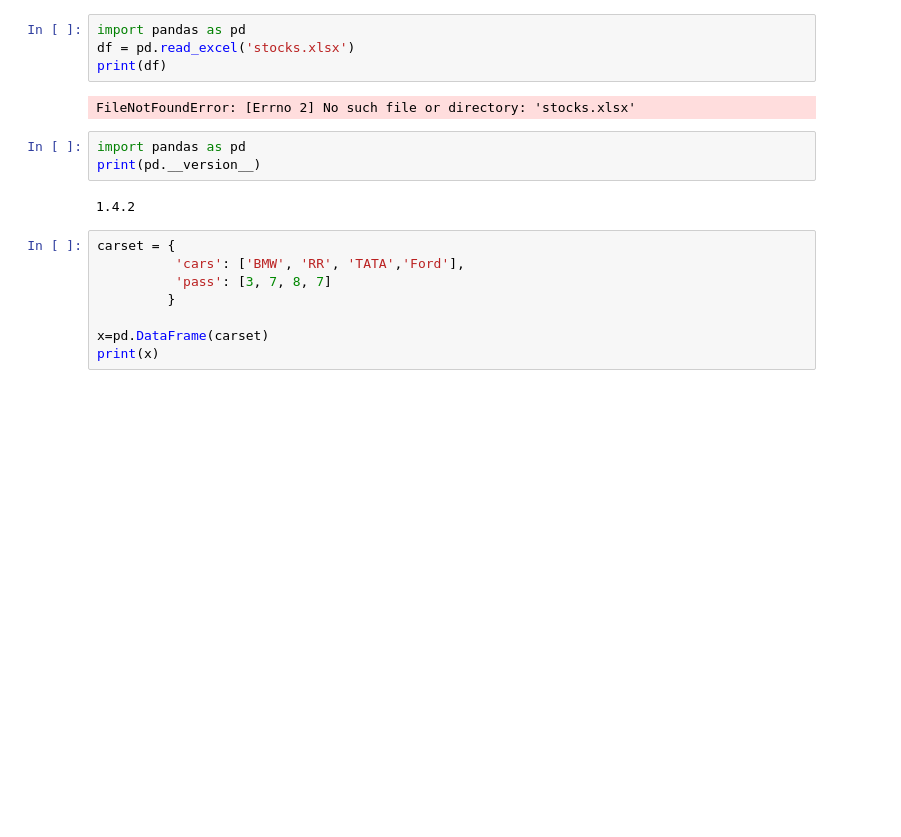
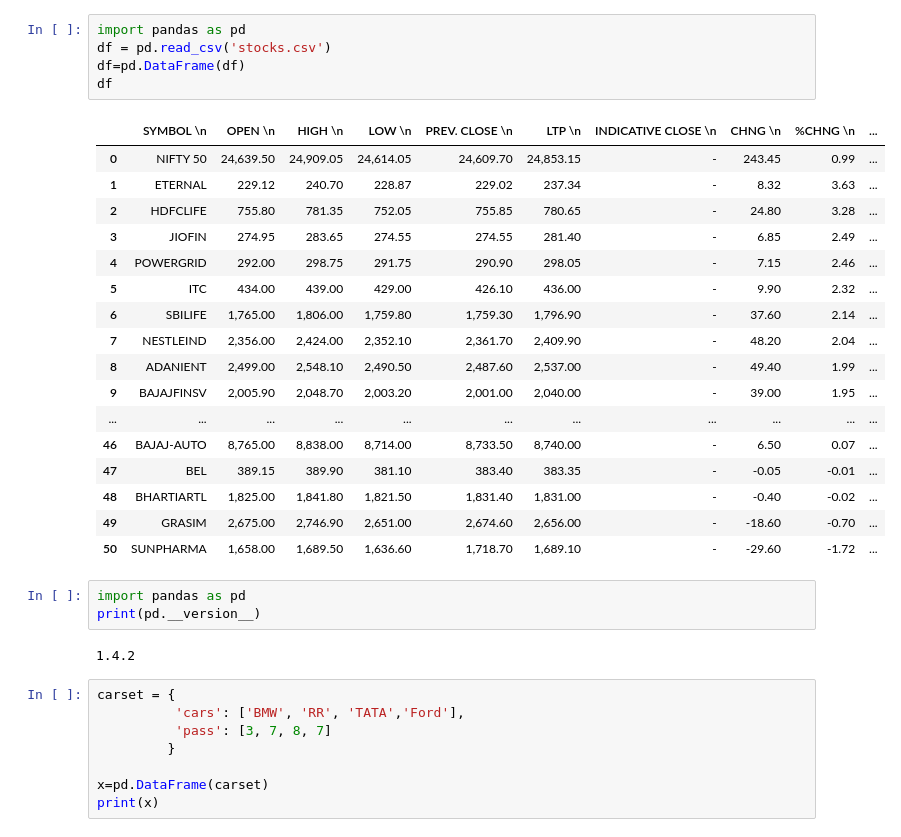
Before and after one commit to Rahulktalwar/Python-Programmes, a Jupyter notebook: Automation Testing PANDAS.ipynb, the cells around one changed output. Drawn from its saved outputs; the diff is of its cells as text; blank space fills up the shorter version.

```diff
--- a/Automation Testing PANDAS.ipynb
+++ b/Automation Testing PANDAS.ipynb
@@ -1,9 +1,26 @@
 # %%
 import pandas as pd
-df = pd.read_excel('stocks.xlsx')
-print(df)
+df = pd.read_csv('stocks.csv')
+df=pd.DataFrame(df)
+df
 # %% [output]
-FileNotFoundError: [Errno 2] No such file or directory: 'stocks.xlsx'
+|  | SYMBOL \n | OPEN \n | HIGH \n | LOW \n | PREV. CLOSE \n | LTP \n | INDICATIVE CLOSE \n | CHNG \n | %CHNG \n | ... |
+| 0 | NIFTY 50 | 24,639.50 | 24,909.05 | 24,614.05 | 24,609.70 | 24,853.15 | - | 243.45 | 0.99 | ... |
+| 1 | ETERNAL | 229.12 | 240.70 | 228.87 | 229.02 | 237.34 | - | 8.32 | 3.63 | ... |
+| 2 | HDFCLIFE | 755.80 | 781.35 | 752.05 | 755.85 | 780.65 | - | 24.80 | 3.28 | ... |
+| 3 | JIOFIN | 274.95 | 283.65 | 274.55 | 274.55 | 281.40 | - | 6.85 | 2.49 | ... |
+| 4 | POWERGRID | 292.00 | 298.75 | 291.75 | 290.90 | 298.05 | - | 7.15 | 2.46 | ... |
+| 5 | ITC | 434.00 | 439.00 | 429.00 | 426.10 | 436.00 | - | 9.90 | 2.32 | ... |
+| 6 | SBILIFE | 1,765.00 | 1,806.00 | 1,759.80 | 1,759.30 | 1,796.90 | - | 37.60 | 2.14 | ... |
+| 7 | NESTLEIND | 2,356.00 | 2,424.00 | 2,352.10 | 2,361.70 | 2,409.90 | - | 48.20 | 2.04 | ... |
+| 8 | ADANIENT | 2,499.00 | 2,548.10 | 2,490.50 | 2,487.60 | 2,537.00 | - | 49.40 | 1.99 | ... |
+| 9 | BAJAJFINSV | 2,005.90 | 2,048.70 | 2,003.20 | 2,001.00 | 2,040.00 | - | 39.00 | 1.95 | ... |
+| ... | ... | ... | ... | ... | ... | ... | ... | ... | ... | ... |
+| 46 | BAJAJ-AUTO | 8,765.00 | 8,838.00 | 8,714.00 | 8,733.50 | 8,740.00 | - | 6.50 | 0.07 | ... |
+| 47 | BEL | 389.15 | 389.90 | 381.10 | 383.40 | 383.35 | - | -0.05 | -0.01 | ... |
+| 48 | BHARTIARTL | 1,825.00 | 1,841.80 | 1,821.50 | 1,831.40 | 1,831.00 | - | -0.40 | -0.02 | ... |
+| 49 | GRASIM | 2,675.00 | 2,746.90 | 2,651.00 | 2,674.60 | 2,656.00 | - | -18.60 | -0.70 | ... |
+| 50 | SUNPHARMA | 1,658.00 | 1,689.50 | 1,636.60 | 1,718.70 | 1,689.10 | - | -29.60 | -1.72 | ... |
 # %%
 import pandas as pd
 print(pd.__version__)
```
Also changed, not shown: parts of 60 cells of this notebook.
